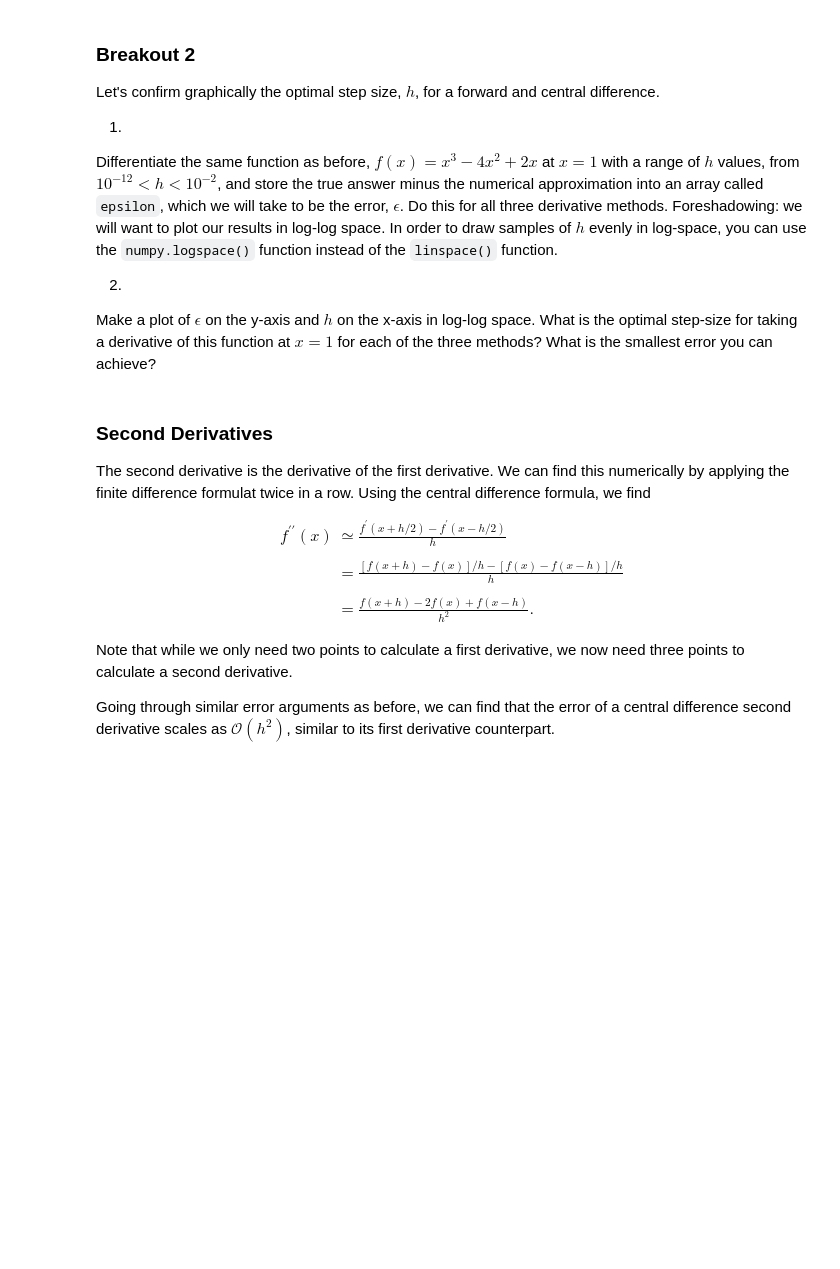
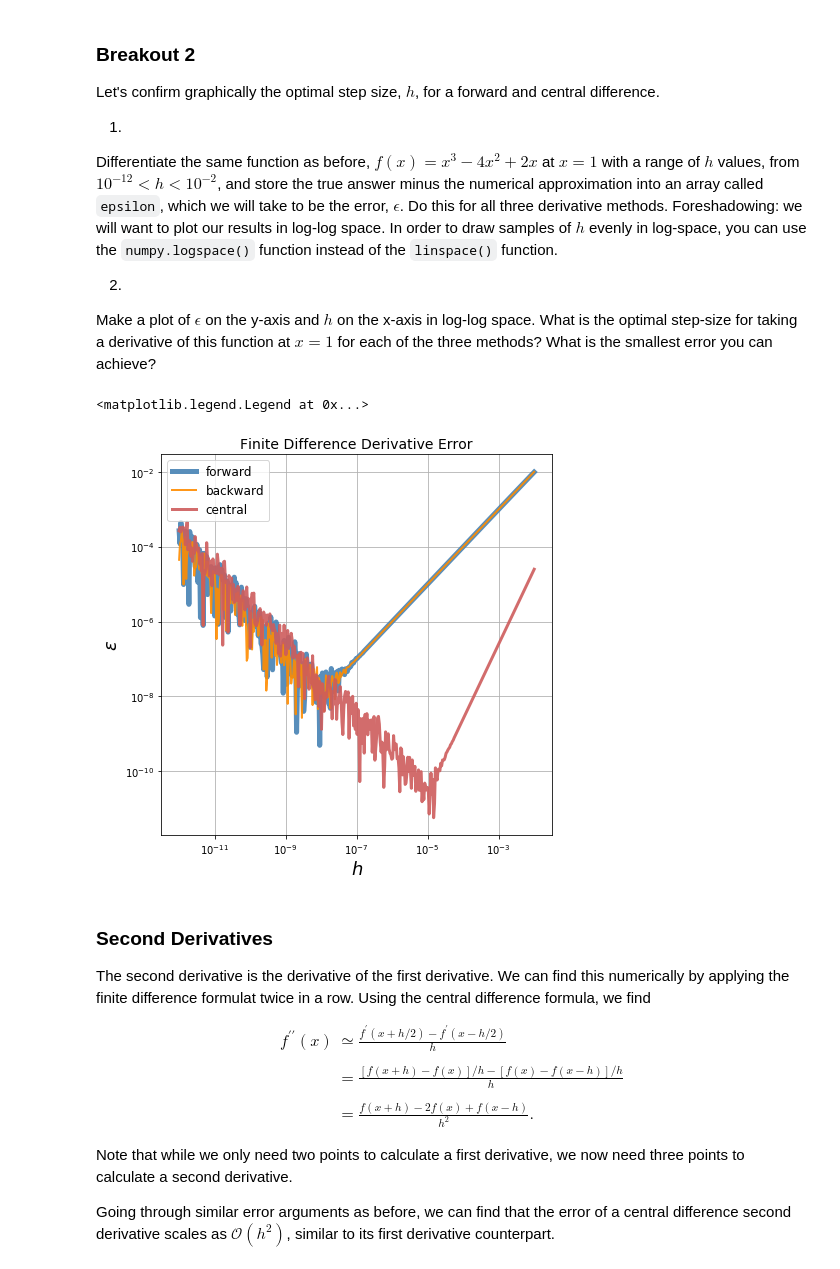
Before and after one commit to nkern/Astro_9, a Jupyter notebook: lectures/04_CompPhys/Numerical_Differentiation.ipynb, the cells around one changed output. Saved outputs shown, nothing was run; the diff lists cells and outputs as text; code cells hidden in the pictures; blank space fills up the shorter version.

```diff
--- a/lectures/04_CompPhys/Numerical_Differentiation.ipynb
+++ b/lectures/04_CompPhys/Numerical_Differentiation.ipynb
@@ -148,3 +153,38 @@ Make a plot of $\epsilon$ on the y-axis and $h$ on the x-axis in log-log space.
+# %%
+## Calculate Error
+H = np.logspace(-2, -12, 400)
+
+for_err = []
+bac_err = []
+cen_err = []
+for h in H:
+        for_err.append( np.abs(-3 - forward_diff(func, 1.0, h=h) ) )
+        bac_err.append( np.abs(-3 - backward_diff(func, 1.0, h=h) ) )
+        cen_err.append( np.abs(-3 - central_diff(func, 1.0, h=h) ) )
+
+
+## Plot
+
+# Figure
+fig = plt.figure(figsize=(7,7))
+ax = fig.add_subplot(1, 1, 1)
+ax.grid(True)
+
+# Errors
+p1 = ax.plot(H, for_err, color='steelblue', linewidth=5, alpha=0.9)
+p2 = ax.plot(H, bac_err, color='darkorange', linewidth=2, alpha=0.9)
+p3 = ax.plot(H, cen_err, color='indianred', linewidth=3, alpha=0.9)
+
+# labels
+ax.set_xlabel(r'$h$', fontsize=18)
+ax.set_ylabel(r'$\epsilon$', fontsize=18)
+ax.set_xscale('log')
+ax.set_yscale('log')
+ax.set_title(r'Finite Difference Derivative Error', fontsize=14)
+ax.legend([p1[0], p2[0], p3[0]], ['forward', 'backward', 'central'], fontsize=12)
+# %% [output]
+<matplotlib.legend.Legend at 0x...>
+[figure, added]
 # %% [markdown]
 ### Second Derivatives
 
```
Also changed, not shown: parts of 1 cell of this notebook, 2 other files.
